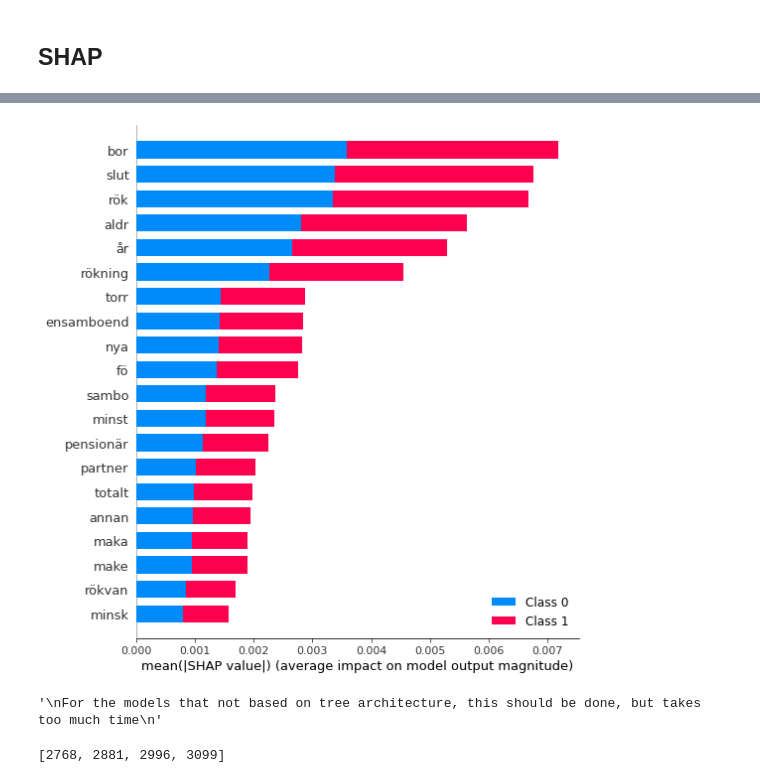
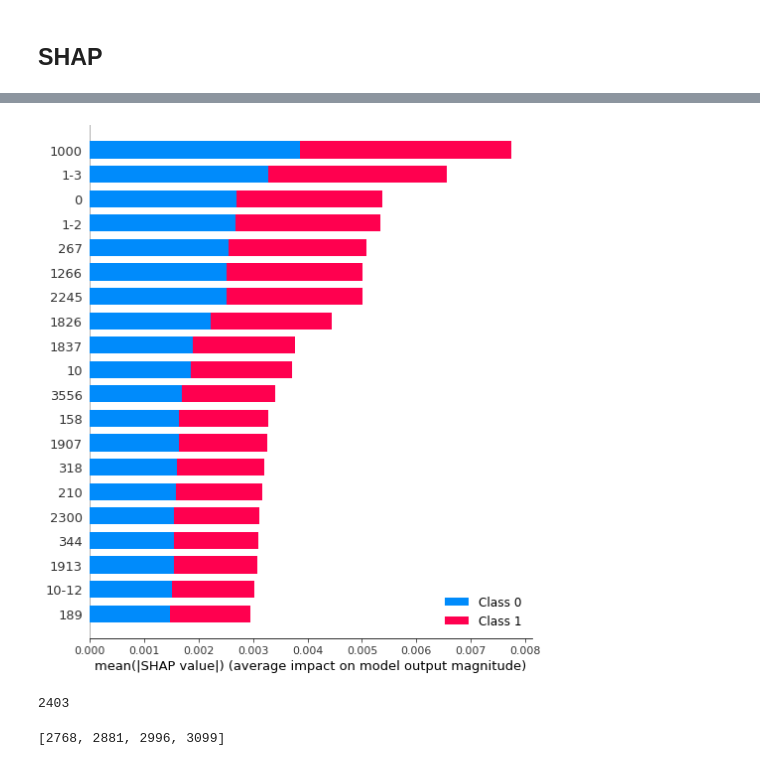
Before and after one commit to Ahmadsad/LungCancer, a Jupyter notebook: load_and_run_PreTrainedWord2Vec.ipynb, the cells around one changed output, grey strips where cells are left out. Saved outputs shown, nothing was run; the diff lists cells and outputs as text; code cells hidden in the pictures.

```diff
--- a/load_and_run_PreTrainedWord2Vec.ipynb
+++ b/load_and_run_PreTrainedWord2Vec.ipynb
@@ -254,7 +352,9 @@ import scipy
 from scipy.stats import randint
 from sklearn.utils.fixes import loguniform
 # %%
-svm = SVC(probability=True,
-          random_state=50, class_weight = "balanced")
+svm = SVC(probability=True, random_state=50, class_weight = "balanced")
+
 ml_hlp.get_cross_validation_scores(svm, X_train, Y_train, cv=5);
+svm.fit(X_train, Y_train)
+print("AUC-ROC for test set: ",ml_hlp.get_AUC_ROC_value(X_test, Y_test, svm))
 # %% [output]
@@ -310,7 +413,6 @@ rf = RandomForestClassifier(random_state=50, class_weight = "balanced")
 #                        "ccp_alpha": np.array([0.0001,0.001,0.01,0.1,1.,10]),
 #                        "max_features": ['auto', 'sqrt','log2']
 #                       }
-
 # search = HalvingGridSearchCV(rf, param_grid,
 #                                resource='n_estimators',
 #                                max_resources=len(X_train),
@@ -331,6 +433,7 @@ search = HalvingRandomSearchCV(rf, param_distributions,
                                max_resources=len(X_train),
                                verbose = 0,
                                cv = 5,
+                               n_jobs=-1,
                                random_state=50).fit(X_train, Y_train)
 
 print("Random forest best parameters:\n ",search.best_params_)
@@ -433,24 +545,25 @@ print("AUC-ROC for train set: ",ml_hlp.get_AUC_ROC_value(X_train, Y_train, dt))
 # %%
 from sklearn.neural_network import MLPClassifier
-mlp = MLPClassifier(hidden_layer_sized= (100,10), random_state=50, max_iter=400, alpha=0.77, solver='adam',
-                    activation='tanh', learning_rate='adaptive' , batch_size='auto');
+mlp = MLPClassifier( random_state=50, max_iter=400, learning_rate='adaptive', batch_size='auto');
+# , hidden_layer_sizes= (100,10), alpha=0.77, solver='adam', activation='tanh');
 
-# param_distributions = {"hidden_layer_sizes": [(100), (100, 10)]
-# #                        ,"activation": ['tanh', 'relu'],
-# #                        "solver": ['lbfgs', 'adam'],
-# #                        "alpha":  loguniform(0.0001, 1)
-#                        };
+param_distributions = {"hidden_layer_sizes": [(100), (100, 10), (5,3)]
+                       ,"activation": ['tanh', 'relu'],
+                       "solver": ['lbfgs', 'adam'],
+                       "alpha":  loguniform(0.0001, 1)
+                       };
 
-# search = HalvingRandomSearchCV(mlp, param_distributions,
-#                                max_resources=len(X_train),
-#                                verbose = 0,
-#                                cv = 5,
-#                                error_score = 'raise',
-#                                random_state=50).fit(X_train, Y_train);
+search = HalvingRandomSearchCV(mlp, param_distributions,
+                               max_resources=len(X_train),
+                               verbose = 0,
+                               cv = 5,
+                               error_score = 'raise',
+                               n_jobs=-1,
+                               random_state=50).fit(X_train, Y_train);
 
-mlp.fit(X_train, Y_train)
-# print("MLP best parameters:\n ",search.best_params_)
-# mlp = search.best_estimator_
+# mlp.fit(X_train, Y_train)
+print("MLP best parameters:\n ",search.best_params_)
+mlp = search.best_estimator_
 ml_hlp.get_cross_validation_scores(mlp, X_train, Y_train, cv=5)
 print("AUC-ROC for test set: ",ml_hlp.get_AUC_ROC_value(X_test, Y_test, mlp))
 print("AUC-ROC for train set: ",ml_hlp.get_AUC_ROC_value(X_train, Y_train, mlp))
@@ -482,7 +604,13 @@ shap.initjs()#
+# %%
+%matplotlib inline
+shap.summary_plot(shap_values, X_train, plot_type="bar", feature_names=unique_corpos[0])
+# %% [output]
+[figure, added]
 # %%
 
-explainer = shap.TreeExplainer(rf)
-shap_values = explainer.shap_values(X_train)
-shap.summary_plot(shap_values, X_test, plot_type="bar", feature_names=features)
+# explainer = shap.TreeExplainer(rf)
+# shap_values = explainer.shap_values(X_test)
+# shap.force_plot(explainer.expected_value[0], shap_values[0], X_test)
+len(rf.feature_importances_)
 # %% [output]
-[figure, removed]
+2403
@@ -500,10 +623,8 @@ X_train_summary = shap.kmeans(X_train, 50)
 
 explainer = shap.KernelExplainer(svm.predict_proba, data=X_train_summary)
 shap_values = explainer.shap_values(X_test)
-shap.summary_plot(shap_values[0], X_test[0], plot_type="bar", feature_names=features)
+shap.summary_plot(shap_values[0], X_test[0], plot_type="bar", feature_names=unique_corpos[0])
 # shap.force_plot(explainer.expected_value[0], shap_values[0], X_test)
-# %% [output]
-'\nFor the models that not based on tree architecture, this should be done, but takes too much time\n'
 # %%
 # find index of the feature in a specific patient
 patient_num = 2
```
Also changed, not shown: parts of 45 cells of this notebook, 8 other files.
